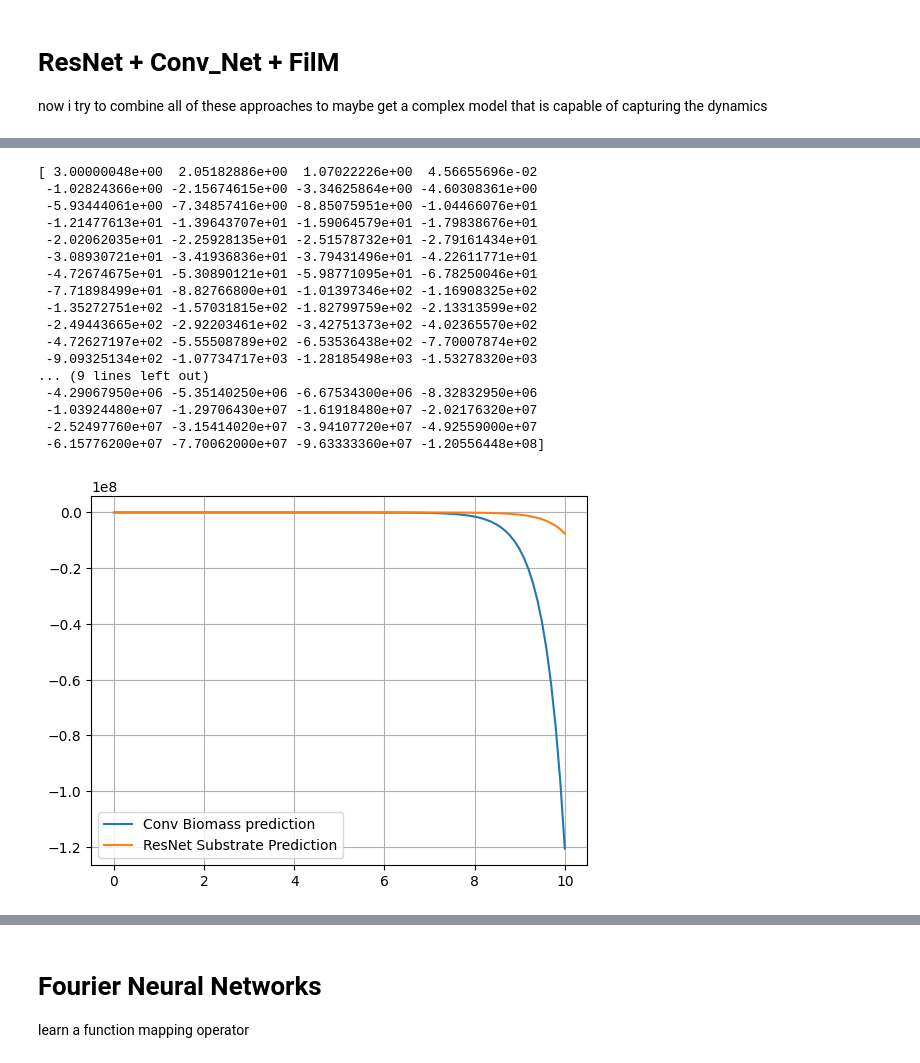
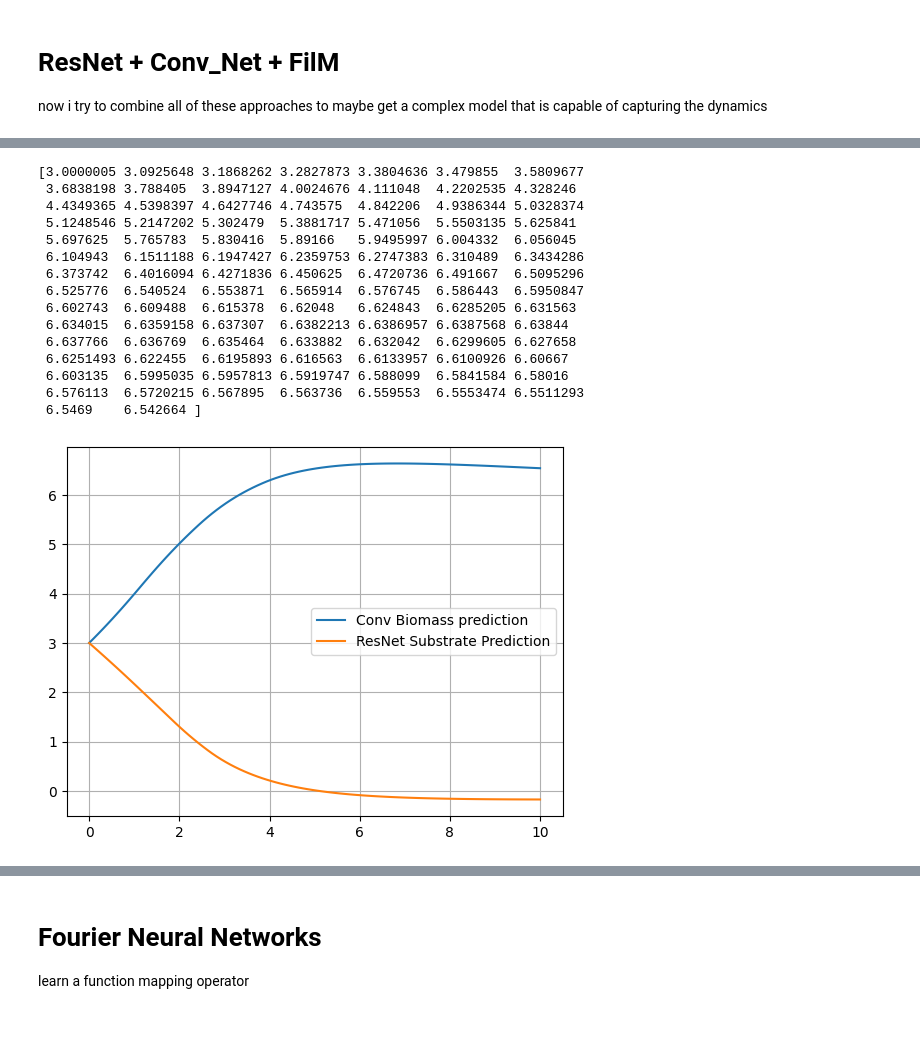
Before and after one commit to therealtoby1/Master, a Jupyter notebook: Training_data_integro_diff_batch/NN_methods_integro_diff_batch.ipynb, the cells around one changed output, grey strips where cells are left out. Cells and saved outputs as stored; diff of their text form; code cells hidden in the pictures; blank space fills up the shorter version.

Commit message:
training functions NN

```diff
--- a/Training_data_integro_diff_batch/NN_methods_integro_diff_batch.ipynb
+++ b/Training_data_integro_diff_batch/NN_methods_integro_diff_batch.ipynb
@@ -545,5 +626,5 @@ class ConvFiLM1D_ResNet(nn.Module):
             return y[0]  # (M+1,)
         return y
 model6 = ConvFiLM1D_ResNet(M=100, channels=32)
-model6, loss = train_the_model_full_dataset_Adam(model6,X_train,Y_train,num_epochs=20)
+model6, loss = train_the_model_full_dataset_Adam(model6,X_train,Y_train,num_epochs=2000)
 # %% [output]
@@ -551,36 +651,35 @@ Iter 00000 | Loss: 0.033724 | Best: 0.033724 | LR: 1.00e-02
 # %%
 #prediction step
 n0=Dataset_validation[0]["n"][:,0]
 S0=Dataset_validation[0]["initial_substrate"]
 N_Res_Con_Film,S_Res_Con_Film = rollout(model=model6, n0=n0, s0=S0, steps=T-1, n_max=n_max, S_max=S_max,return_numpy=True)
 
 plot_spaghetti(m=m,t=torch.linspace(0,10,T),N=N_Res_Con_Film,title="ResNet prediction")
 biomass_Res_Con_Film  = (N_Res_Con_Film  * m.numpy()[:,None]).sum(axis=0) * delta_m.numpy()
 print(biomass_Res_Con_Film)
 plt.plot(t_eval,biomass_Res_Con_Film,label="Conv Biomass prediction")
 plt.plot(t_eval,S_Res_Con_Film,label="ResNet Substrate Prediction")
 plt.legend()
 plt.grid()
 plt.show()
+torch.save(model6.state_dict(), 'Res_Conv_Film_diff_batch_2000_epochs.pth')
 # %% [output]
-[ 3.00000048e+00  2.05182886e+00  1.07022226e+00  4.56655696e-02
- -1.02824366e+00 -2.15674615e+00 -3.34625864e+00 -4.60308361e+00
- -5.93444061e+00 -7.34857416e+00 -8.85075951e+00 -1.04466076e+01
- -1.21477613e+01 -1.39643707e+01 -1.59064579e+01 -1.79838676e+01
- -2.02062035e+01 -2.25928135e+01 -2.51578732e+01 -2.79161434e+01
- -3.08930721e+01 -3.41936836e+01 -3.79431496e+01 -4.22611771e+01
- -4.72674675e+01 -5.30890121e+01 -5.98771095e+01 -6.78250046e+01
- -7.71898499e+01 -8.82766800e+01 -1.01397346e+02 -1.16908325e+02
- -1.35272751e+02 -1.57031815e+02 -1.82799759e+02 -2.13313599e+02
- -2.49443665e+02 -2.92203461e+02 -3.42751373e+02 -4.02365570e+02
- -4.72627197e+02 -5.55508789e+02 -6.53536438e+02 -7.70007874e+02
- -9.09325134e+02 -1.07734717e+03 -1.28185498e+03 -1.53278320e+03
-... (9 lines left out)
- -4.29067950e+06 -5.35140250e+06 -6.67534300e+06 -8.32832950e+06
- -1.03924480e+07 -1.29706430e+07 -1.61918480e+07 -2.02176320e+07
- -2.52497760e+07 -3.15414020e+07 -3.94107720e+07 -4.92559000e+07
- -6.15776200e+07 -7.70062000e+07 -9.63333360e+07 -1.20556448e+08]
+[3.0000005 3.0925648 3.1868262 3.2827873 3.3804636 3.479855  3.5809677
+ 3.6838198 3.788405  3.8947127 4.0024676 4.111048  4.2202535 4.328246
+ 4.4349365 4.5398397 4.6427746 4.743575  4.842206  4.9386344 5.0328374
+ 5.1248546 5.2147202 5.302479  5.3881717 5.471056  5.5503135 5.625841
+ 5.697625  5.765783  5.830416  5.89166   5.9495997 6.004332  6.056045
+ 6.104943  6.1511188 6.1947427 6.2359753 6.2747383 6.310489  6.3434286
+ 6.373742  6.4016094 6.4271836 6.450625  6.4720736 6.491667  6.5095296
+ 6.525776  6.540524  6.553871  6.565914  6.576745  6.586443  6.5950847
+ 6.602743  6.609488  6.615378  6.62048   6.624843  6.6285205 6.631563
+ 6.634015  6.6359158 6.637307  6.6382213 6.6386957 6.6387568 6.63844
+ 6.637766  6.636769  6.635464  6.633882  6.632042  6.6299605 6.627658
+ 6.6251493 6.622455  6.6195893 6.616563  6.6133957 6.6100926 6.60667
+ 6.603135  6.5995035 6.5957813 6.5919747 6.588099  6.5841584 6.58016
+ 6.576113  6.5720215 6.567895  6.563736  6.559553  6.5553474 6.5511293
+ 6.5469    6.542664 ]
-[figure, old version]
+[figure, new version]
 # %%
 class FiLM1D(nn.Module):
     """
```
Also changed, not shown: parts of 17 cells of this notebook, 6 other files.
